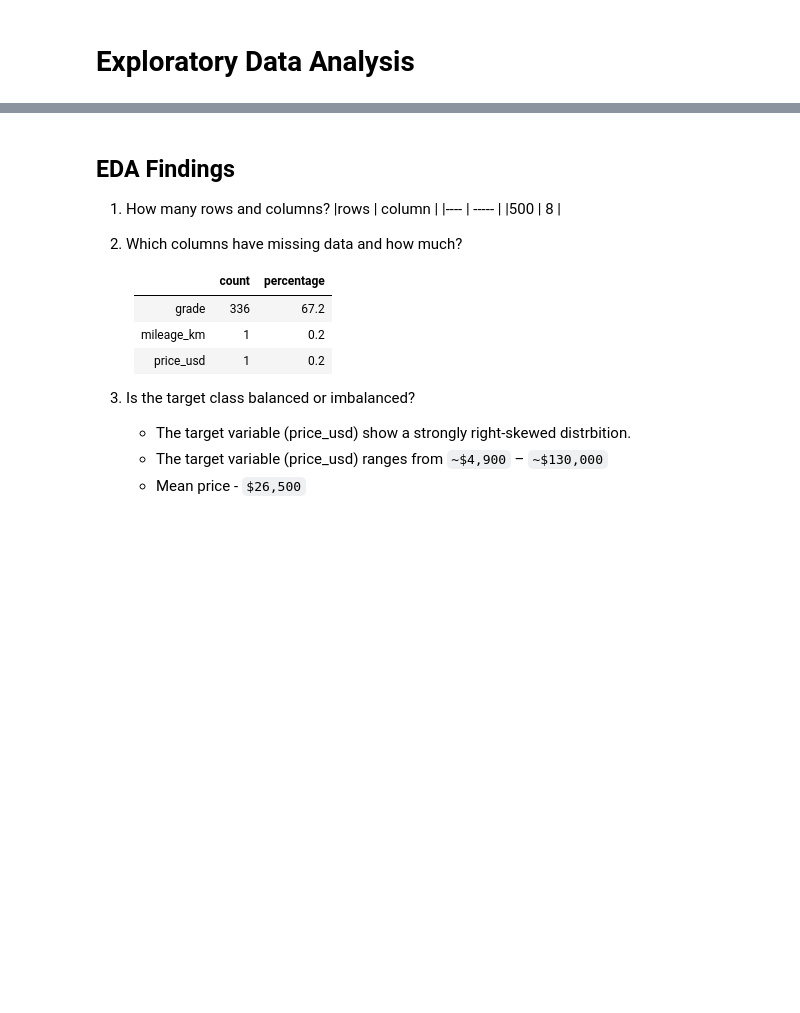
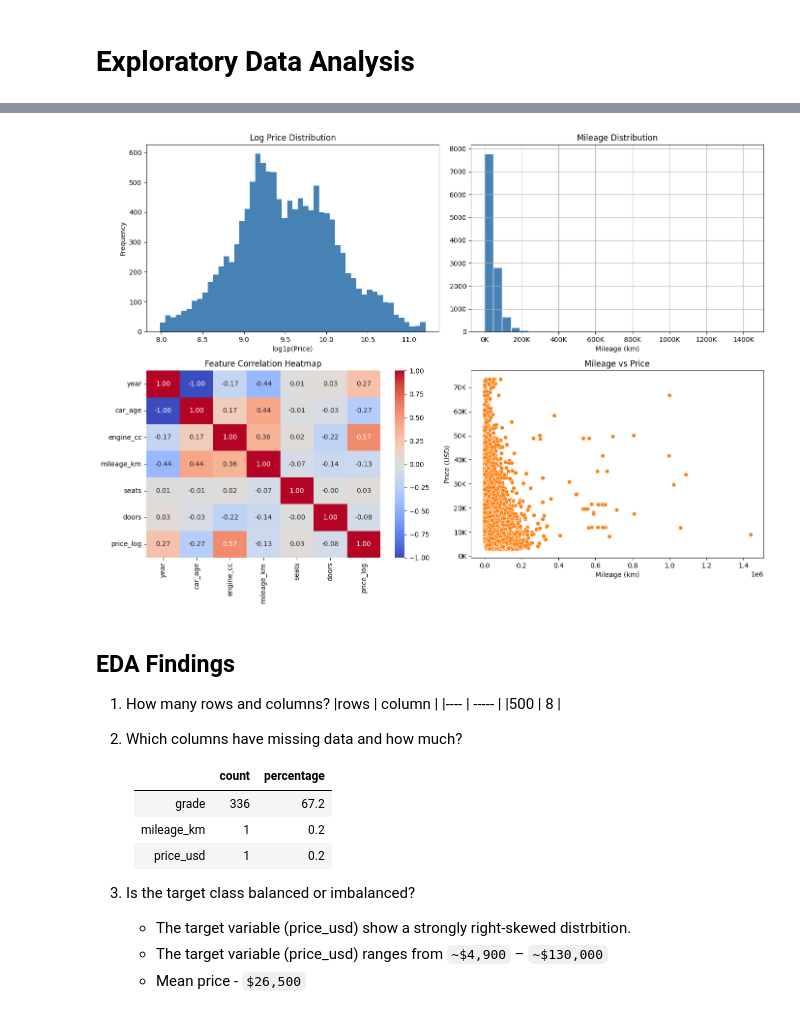
Before and after one commit to sirsona/japan-car-import, a Jupyter notebook: notebooks/02_eda.ipynb, the cells around one changed output, grey strips where cells are left out. Drawn from its saved outputs; the diff is of its cells as text; code cells hidden in the pictures; blank space fills up the shorter version.

```diff
--- a/notebooks/02_eda.ipynb
+++ b/notebooks/02_eda.ipynb
@@ -180,3 +192,72 @@ sns.boxplot(x=df["price_usd"])
+# %%
+# log target (DO NOT overwrite original)
+df["price_log"] = np.log1p(df["price_usd"])
+
+fig, axes = plt.subplots(2, 2, figsize=(14, 10))
+
+# 1. Target distribution
+df["price_log"].dropna().plot(kind="hist", bins=50, ax=axes[0, 0], color="steelblue")
+axes[0, 0].set_title("Log Price Distribution")
+axes[0, 0].set_xlabel("log1p(Price)")
+
+# 2. Mileage distribution
+df["mileage_km"] = pd.to_numeric(df["mileage_km"], errors="coerce")
+
+df["mileage_km"].dropna().hist(
+    ax=axes[0, 1],
+    bins=30,
+    color="steelblue",
+    edgecolor="white"
+)
+
+axes[0, 1].set_title("Mileage Distribution")
+axes[0, 1].set_xlabel("Mileage (km)")
+axes[0, 1].xaxis.set_major_formatter(
+    mtick.FuncFormatter(lambda x, _: f"{x/1000:.0f}K")
+)
+
+# 3. Correlation heatmap (clean numeric subset)
+num_cols = ["year", "car_age", "engine_cc", "mileage_km", "seats", "doors", "price_log"]
+
+sns.heatmap(
+    df[num_cols].corr(),
+    annot=True,
+    fmt=".2f",
+    cmap="coolwarm",
+    vmin=-1,
+    vmax=1,
+    ax=axes[1, 0]
+)
+
+axes[1, 0].set_title("Feature Correlation Heatmap")
+
+# 4. Mileage vs Price
+sns.scatterplot(
+    x=df["mileage_km"],
+    y=df[TARGET],
+    ax=axes[1, 1]
+)
+
+# axes[1, 1].set_title("Mileage vs Log Price")
+# axes[1, 1].set_xlabel("Mileage (km)")
+# Mileage vs Price
+sns.scatterplot(
+    x=df["mileage_km"],
+    y=df[TARGET],
+    ax=axes[1, 1]
+)
+
+axes[1, 1].set_title("Mileage vs Price")
+axes[1, 1].set_xlabel("Mileage (km)")
+axes[1, 1].set_ylabel("Price (USD)")
+
+axes[1, 1].yaxis.set_major_formatter(
+    mtick.FuncFormatter(lambda x, _: f"{x/1000:.0f}K")
+)
+plt.tight_layout()
+plt.show()
+# %% [output]
+[figure, added]
 # %% [markdown]
 ## EDA Findings
 1. How many rows and columns?
```
Also changed, not shown: parts of 8 cells of this notebook.
